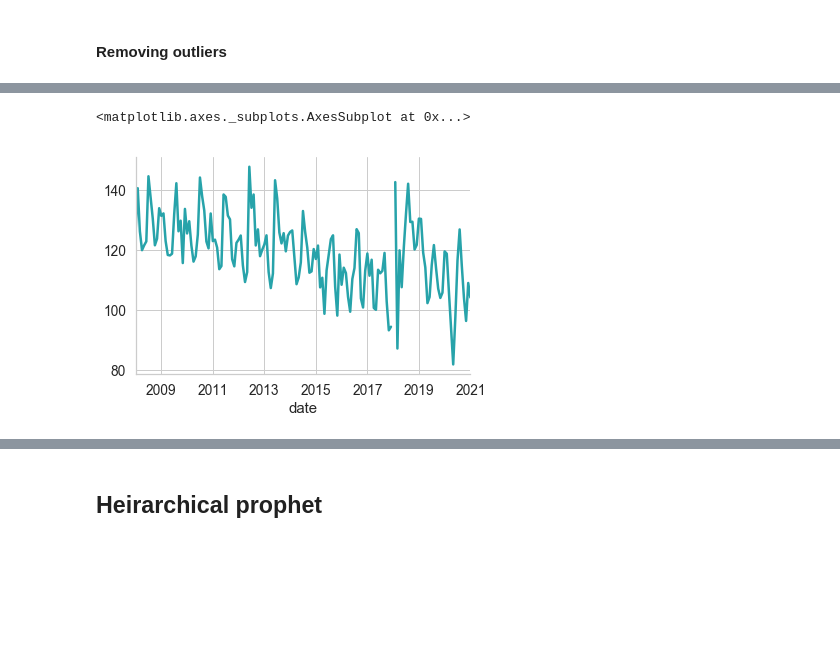
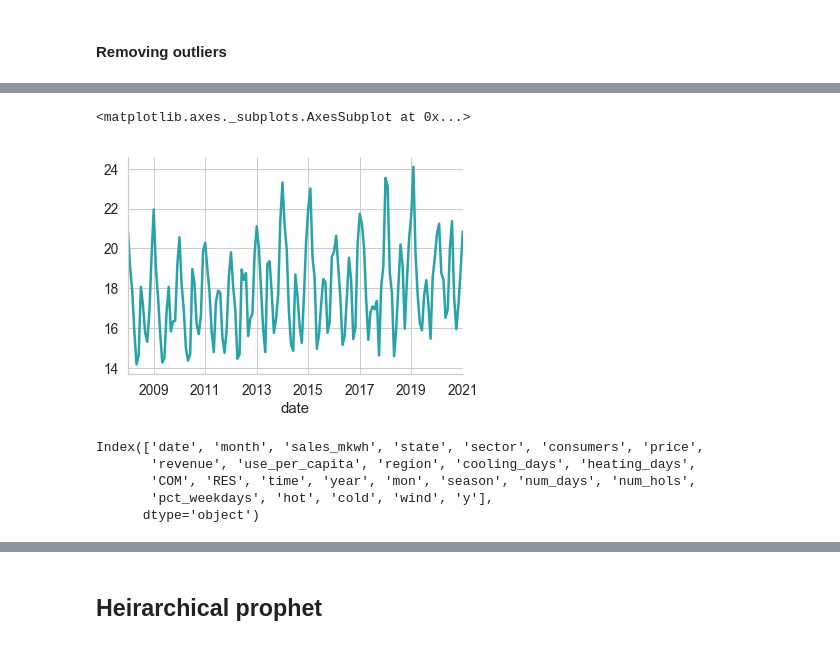
Before and after one commit to tsdataclinic/covid-energy-burden, a Jupyter notebook: EnergyModels.ipynb, the cells around one changed output, grey strips where cells are left out. Saved outputs shown, nothing was run; the diff lists cells and outputs as text; code cells hidden in the pictures; blank space fills up the shorter version.

```diff
--- a/EnergyModels.ipynb
+++ b/EnergyModels.ipynb
@@ -61,7 +94,15 @@ filtered_data = energy_data.groupby(['state','sector']).apply(utils.median_filte
 # %%
-filtered_data[(filtered_data.state=='ME')&(filtered_data.sector=='COM')].set_index('date').y.plot()
+filtered_data[(filtered_data.state=='ME')&(filtered_data.sector=='RES')].set_index('date').y.plot()
 # %% [output]
 <matplotlib.axes._subplots.AxesSubplot at 0x...>
-[figure, old version]
+[figure, new version]
 # %%
 energy_data = energy_data.reset_index().drop(columns='y').merge(filtered_data,how='left',on=['date','state','sector'])
+# %%
+energy_data[(energy_data.state=='NY')&(energy_data.sector=='RES')].columns
+# %% [output]
+Index(['date', 'month', 'sales_mkwh', 'state', 'sector', 'consumers', 'price',
+       'revenue', 'use_per_capita', 'region', 'cooling_days', 'heating_days',
+       'COM', 'RES', 'time', 'year', 'mon', 'season', 'num_days', 'num_hols',
+       'pct_weekdays', 'hot', 'cold', 'wind', 'y'],
+      dtype='object')
```
Also changed, not shown: parts of 56 cells of this notebook, 4 other files.
